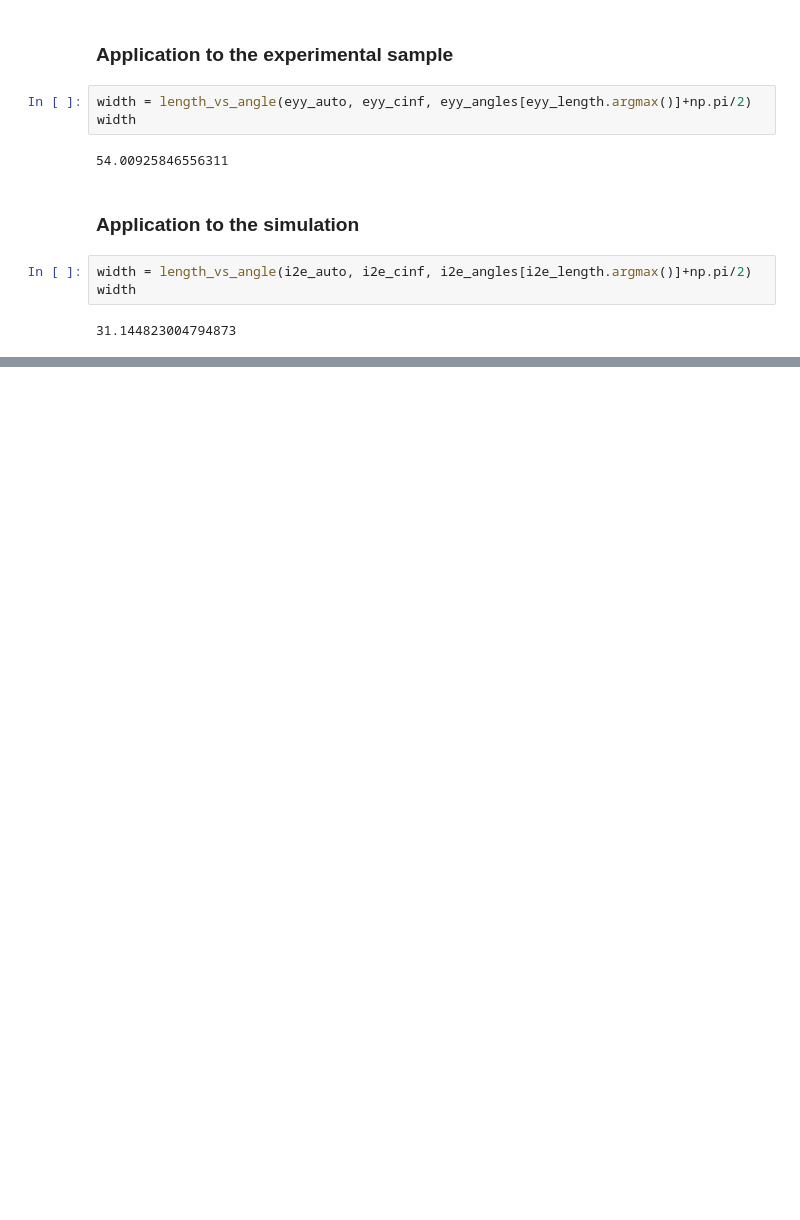
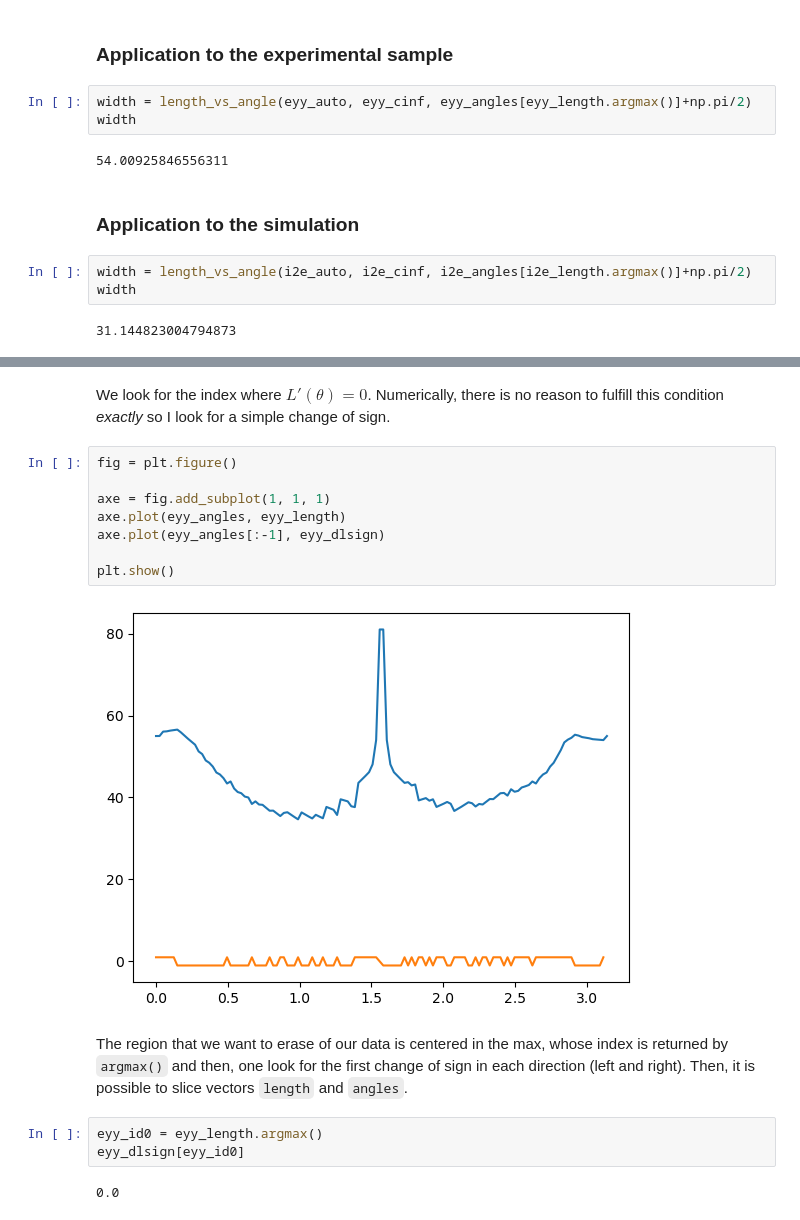
Before and after one commit to julienVLNT/drafts, a Jupyter notebook: 08_Length_vs_Angle.ipynb, the cells around one changed output, grey strips where cells are left out. Saved outputs shown, nothing was run; the diff lists cells and outputs as text; blank space fills up the shorter version.

```diff
--- a/08_Length_vs_Angle.ipynb
+++ b/08_Length_vs_Angle.ipynb
@@ -497,0 +528,19 @@ width
+# %% [markdown]
+We look for the index where $L'(\theta)=0$. Numerically, there is no reason to fulfill this condition *exactly* so I look for a simple change of sign.
+# %%
+fig = plt.figure()
+
+axe = fig.add_subplot(1, 1, 1)
+axe.plot(eyy_angles, eyy_length)
+axe.plot(eyy_angles[:-1], eyy_dlsign)
+
+plt.show()
+# %% [output]
+[figure, added]
+# %% [markdown]
+The region that we want to erase of our data is centered in the max, whose index is returned by `argmax()` and then, one look for the first change of sign in each direction (left and right). Then, it is possible to slice vectors `length` and `angles`.
+# %%
+eyy_id0 = eyy_length.argmax()
+eyy_dlsign[eyy_id0]
+# %% [output]
+0.0
```
Also changed, not shown: parts of 4 cells of this notebook.
